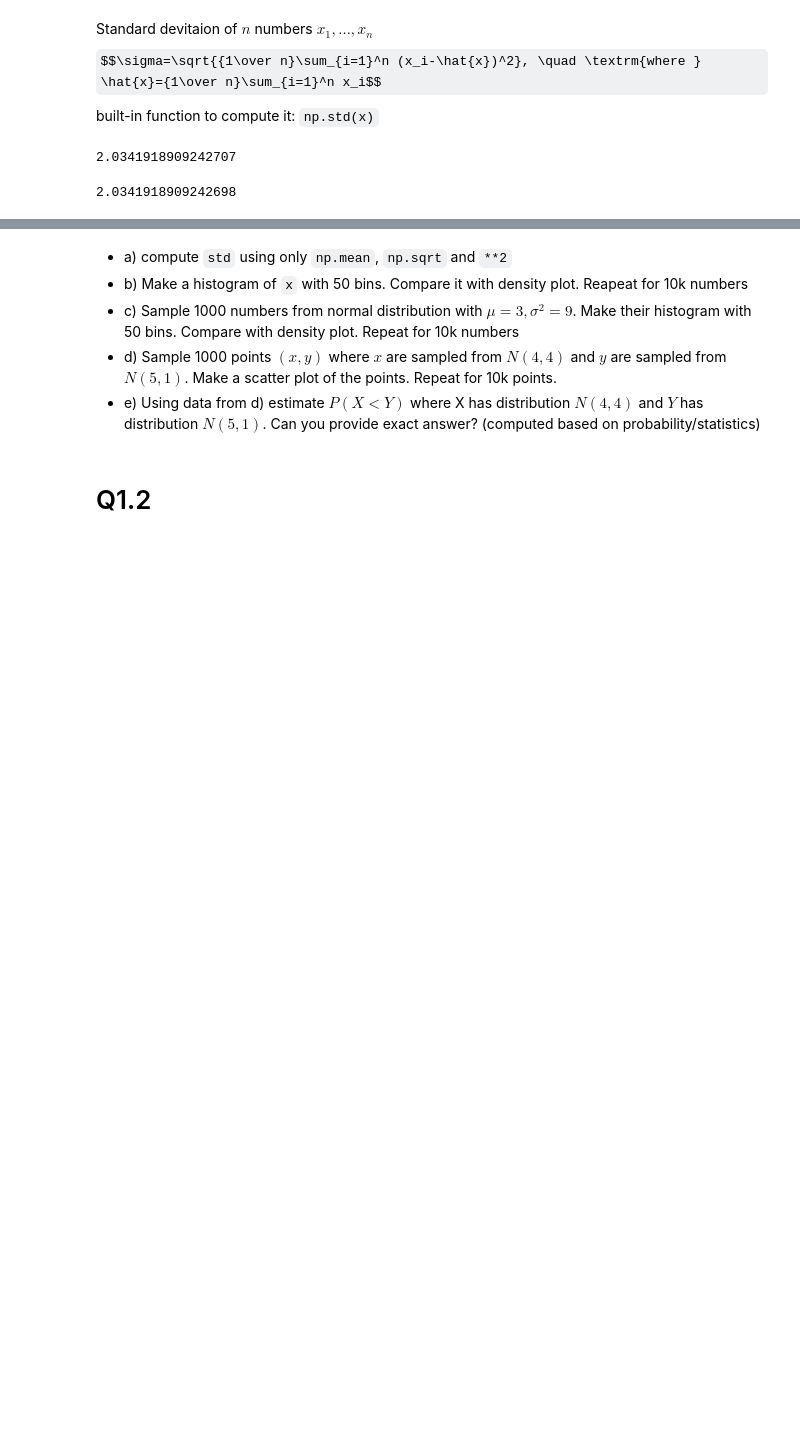
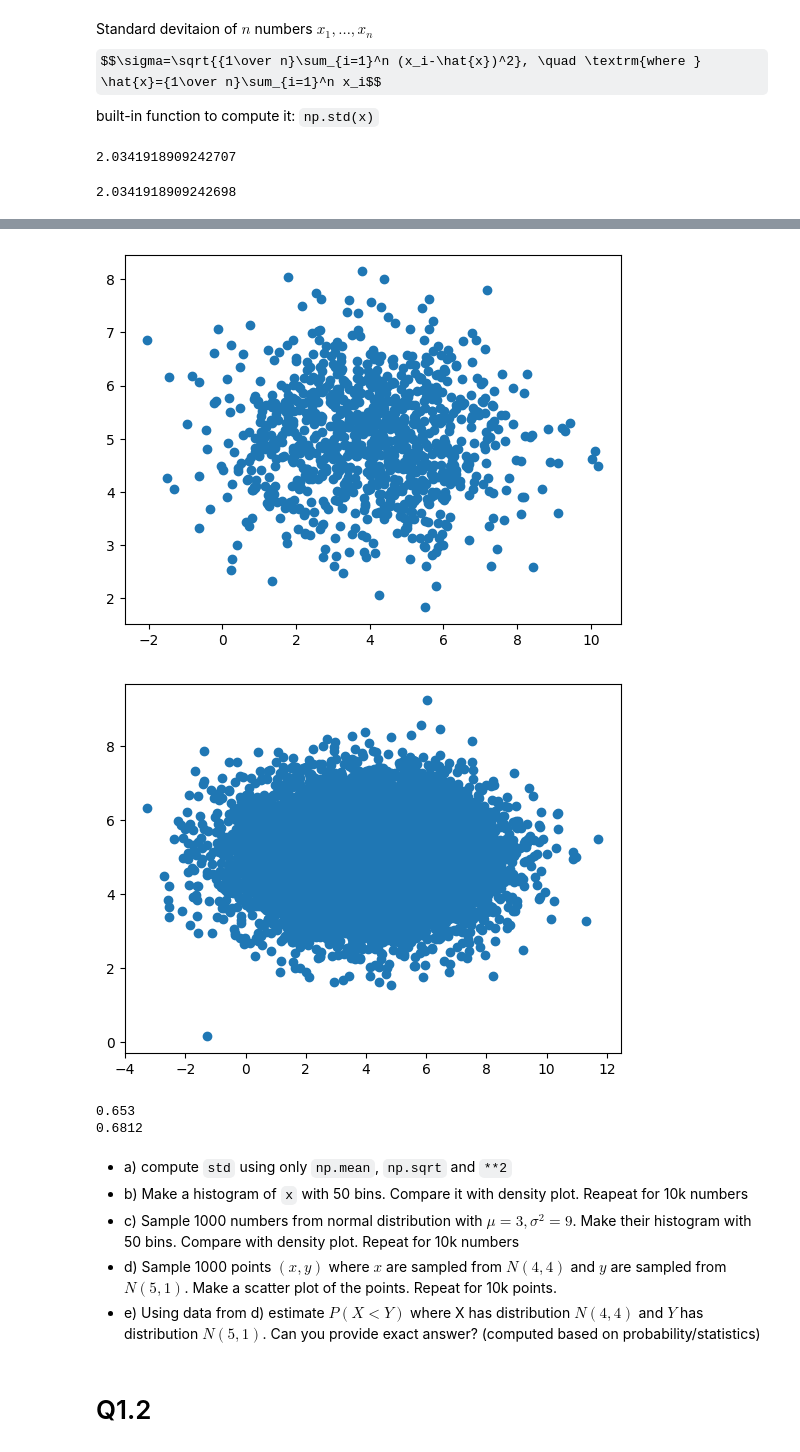
Before and after one commit to gmaad/MetodyKlasRed, a Jupyter notebook: List_nr_1.ipynb, the cells around one changed output, grey strips where cells are left out. Cells and saved outputs as stored; diff of their text form; code cells hidden in the pictures; some formulas as TeX source; blank space fills up the shorter version.

```diff
--- a/List_nr_1.ipynb
+++ b/List_nr_1.ipynb
@@ -57,3 +96,39 @@ print(std)
+# %%
+#d
+x = np.random.normal(4,2,1000)
+y = np.random.normal(5,1,1000)
+plt.scatter(x,y)
+plt.show()
+
+x = np.random.normal(4,2,10000)
+y = np.random.normal(5,1,10000)
+plt.scatter(x,y)
+plt.show()
+# %% [output]
+[figure, added]
+[figure, added]
+# %%
+#e)
+x = np.random.normal(4,2,1000)
+y = np.random.normal(5,1,1000)
+
+prob = [0]*1000
+for i in range(0,1000):
+  if x[i]<y[i]:
+    prob[i]=1
+print(sum(prob)/1000)
+
+x = np.random.normal(4,2,10000)
+y = np.random.normal(5,1,10000)
+
+prob = [0]*10000
+for i in range(0,10000):
+  if x[i]<y[i]:
+    prob[i]=1
+print(sum(prob)/10000)
+# %% [output]
+0.653
+0.6812
 # %% [markdown]
 * a) compute `std` using only `np.mean`, `np.sqrt` and `**2`
 * b) Make  a histogram of `x` with 50 bins. Compare it with density plot. Reapeat for 10k numbers
```
Also changed, not shown: parts of 5 cells of this notebook.
